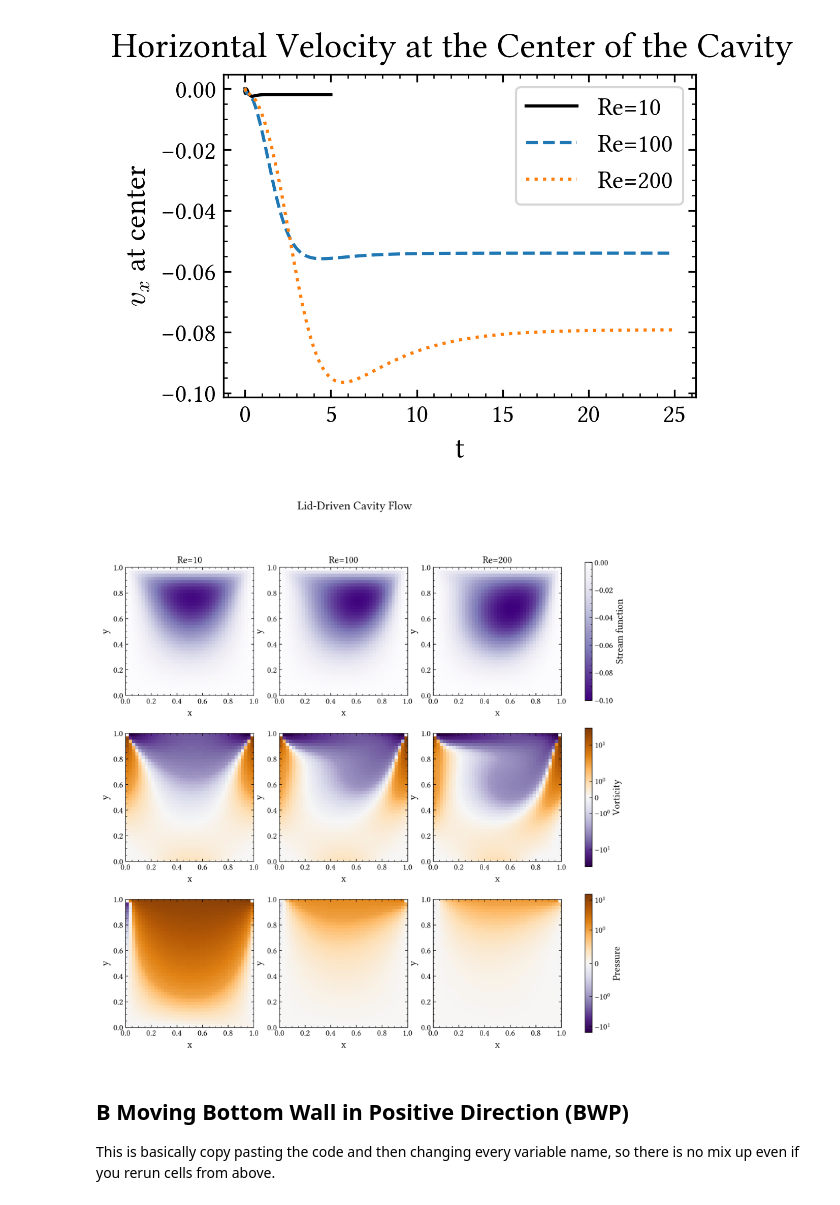
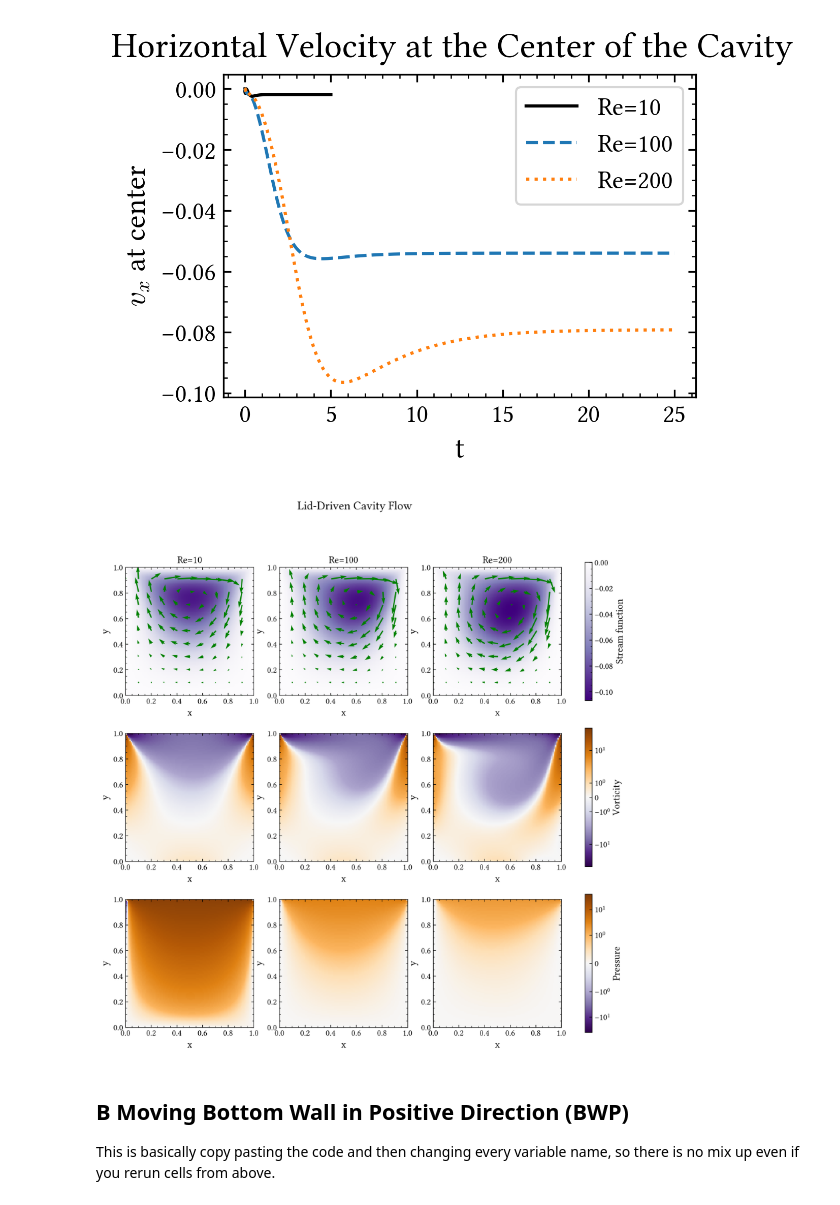
Before and after one commit to Fubinii/FD_fluid_dynamics, a Jupyter notebook: FD_fluid_dynamics.ipynb, the cells around one changed output. Cells and saved outputs as stored; diff of their text form; code cells hidden in the pictures.

```diff
--- a/FD_fluid_dynamics.ipynb
+++ b/FD_fluid_dynamics.ipynb
@@ -313,3 +316,27 @@ class LDC:
+# %%
+def get_velocities(u, h):
+    '''
+    '''
+
+    vx = np.zeros_like(u)
+    vy = np.zeros_like(u)
+
+    vx[1:-1, :] = (u[2:,:] - u[:-2,:]) / (2*h) # Central differences
+    vy[:,1:-1] = - (u[:,2:] - u[:,:-2]) / (2*h) # Central differences
+
+    # Boundaries
+    vx[-1,:] = (u[-1,:] - u[-2,:]) / h  # Top wall need backwards difference
+    vx[0,:] = (u[1,:] - u[0,:]) / h     # Bottom wall need forwards difference
+    vy[:,0] = - (u[:,1] - u[:,0]) / h   # Left wall need forwards difference
+    vy[:,-1] = - (u[:,-1] - u[:,-2]) / h # Right wall need backwards difference
+
+    # For the plot, we will also return the mashgrid straight away
+    N_y, N_x = u.shape
+    x = np.linspace(0, 1, N_x)
+    y = np.linspace(0, 1, N_y)
+    X, Y = np.meshgrid(x, y)
+
+    return vx, vy, X, Y
 # %% [markdown]
 Let's test the function for a small grid size and a low number of time steps:
 # %%
@@ -437,6 +457,9 @@ plt.show()
 # %% [output]
 [figure]
 # %%
+n_vectors = 10 # Number of velocity arrows per row
+
+# ********
 # To get a shared color scale, we need to find the min/max values for each row
 u_vals = np.concatenate((u_10.ravel(), u_100.ravel(), u_200.ravel())) # np.ravel makes an array 1D
 w_vals   = np.concatenate((w_10.ravel(), w_100.ravel(), w_200.ravel()))
@@ -447,6 +470,15 @@ w_abs = np.abs(w_vals.max()) # The voricity and pressure color scale will be cen
 p_abs = np.abs(p_vals.max())
 # w_min,   w_max   = w_vals.min(),   w_vals.max()
 # p_min,   p_max   = p_vals.min(),   p_vals.max()
+
+vx_10, vy_10, X, Y = get_velocities(u_10, h)
+vx_100, vy_100, _, _ = get_velocities(u_100, h)
+vx_200, vy_200, _, _ = get_velocities(u_200, h)
+step = int(vx_10.shape[0] / n_vectors)
+
+vx_dict = {10: vx_10, 100: vx_100, 200: vx_200}
+vy_dict = {10: vy_10, 100: vy_100, 200: vy_200}
+
 
 fig, axes = plt.subplots(3, 3, figsize=(12,12))
 if print_titles: fig.suptitle("Lid-Driven Cavity Flow")
@@ -468,38 +500,43 @@ for col, Re in enumerate(Re_list):
     ax.set_ylabel("y")
     ax.set_aspect("equal")
     ax.set_title(f"Re={Re}")
+
+    # Add velocity vectors
+    ax.quiver(X[::step, ::step], Y[::step, ::step],
+              vx_dict[Re][::step, ::step], vy_dict[Re][::step, ::step],
+              scale=3, width=0.01, color='green')
 
     # Vorticity row
     ax = axes[1, col]
     # Reversing the colormap because lets be hones, blue feels more like negative. Also using SymLogNorm for better color scale
     im1 = ax.imshow(w_dict[Re], origin='lower', extent=[0,1,0,1],
                     cmap='PuOr_r', norm=SymLogNorm(linthresh=2, linscale=1.0, vmin=-w_abs, vmax=w_abs))
     ax.set_xlabel("x")
     ax.set_ylabel("y")
     ax.set_aspect("equal")
 
     # Pressure row
     ax = axes[2, col]
     im2 = ax.imshow(p_dict[Re], origin='lower', extent=[0,1,0,1],
                     cmap='PuOr_r', norm=SymLogNorm(linthresh=1, linscale=1.0, vmin=-p_abs, vmax=p_abs))
     ax.set_xlabel("x")
     ax.set_ylabel("y")
     ax.set_aspect("equal")
 
 # Colorbars for each row, with the same color scale
 cbar0 = fig.colorbar(im0, ax=axes[0, :], orientation='vertical', fraction=0.03)
 cbar0.set_label("Stream function")
 
 cbar1 = fig.colorbar(im1, ax=axes[1, :], orientation='vertical', fraction=0.03)
 cbar1.set_label("Vorticity")
 
 cbar2 = fig.colorbar(im2, ax=axes[2, :], orientation='vertical', fraction=0.03)
 cbar2.set_label("Pressure")
 
 plt.savefig('figures/fields_comparison.pdf')
 plt.show()
 # %% [output]
-[figure, old version]
+[figure, new version]
 # %% [markdown]
 ## **B** Moving Bottom Wall in Positive Direction (BWP)
 
```
Also changed, not shown: parts of 10 cells of this notebook, 18 other files.
